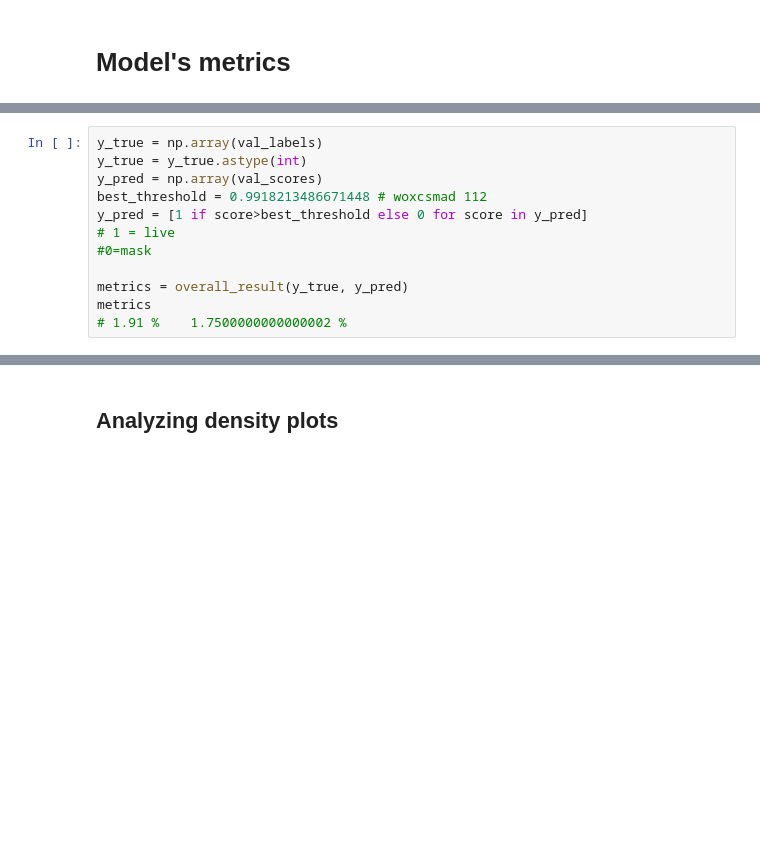
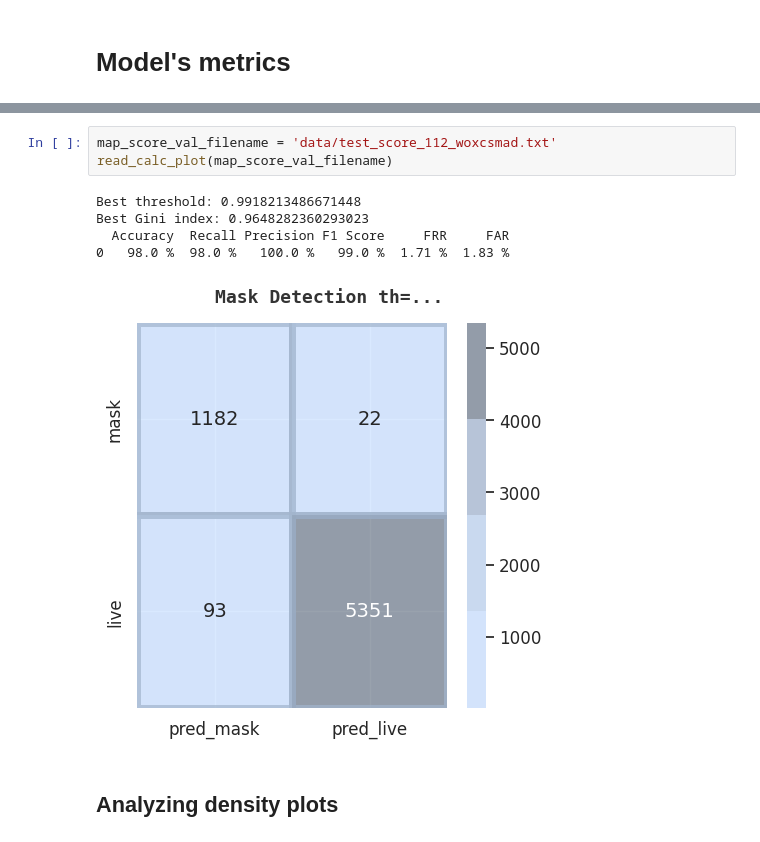
Before and after one commit to biometrickz/SSAN, a Jupyter notebook: Untitled.ipynb, the cells around one changed output, grey strips where cells are left out. Drawn from its saved outputs; the diff is of its cells as text; blank space fills up the shorter version.

```diff
--- a/Untitled.ipynb
+++ b/Untitled.ipynb
@@ -296,12 +289,0 @@ for line in lines:
-# %%
-y_true = np.array(val_labels)
-y_true = y_true.astype(int)
-y_pred = np.array(val_scores)
-best_threshold = 0.9918213486671448 # woxcsmad 112
-y_pred = [1 if score>best_threshold else 0 for score in y_pred]
-# 1 = live
-#0=mask
-
-metrics = overall_result(y_true, y_pred)
-metrics
-# 1.91 %	1.7500000000000002 %
@@ -477,3 +354,12 @@ Best Gini index: 0.9648282360293023
+# %%
+map_score_val_filename = 'data/test_score_112_woxcsmad.txt'
+read_calc_plot(map_score_val_filename)
+# %% [output]
+Best threshold: 0.9918213486671448
+Best Gini index: 0.9648282360293023
+  Accuracy  Recall Precision F1 Score     FRR     FAR
+0   98.0 %  98.0 %   100.0 %   99.0 %  1.71 %  1.83 %
+[figure, added]
 # %% [markdown]
 ## Analyzing density plots
 # %%
```
Also changed, not shown: parts of 23 cells of this notebook, 1 other file.
